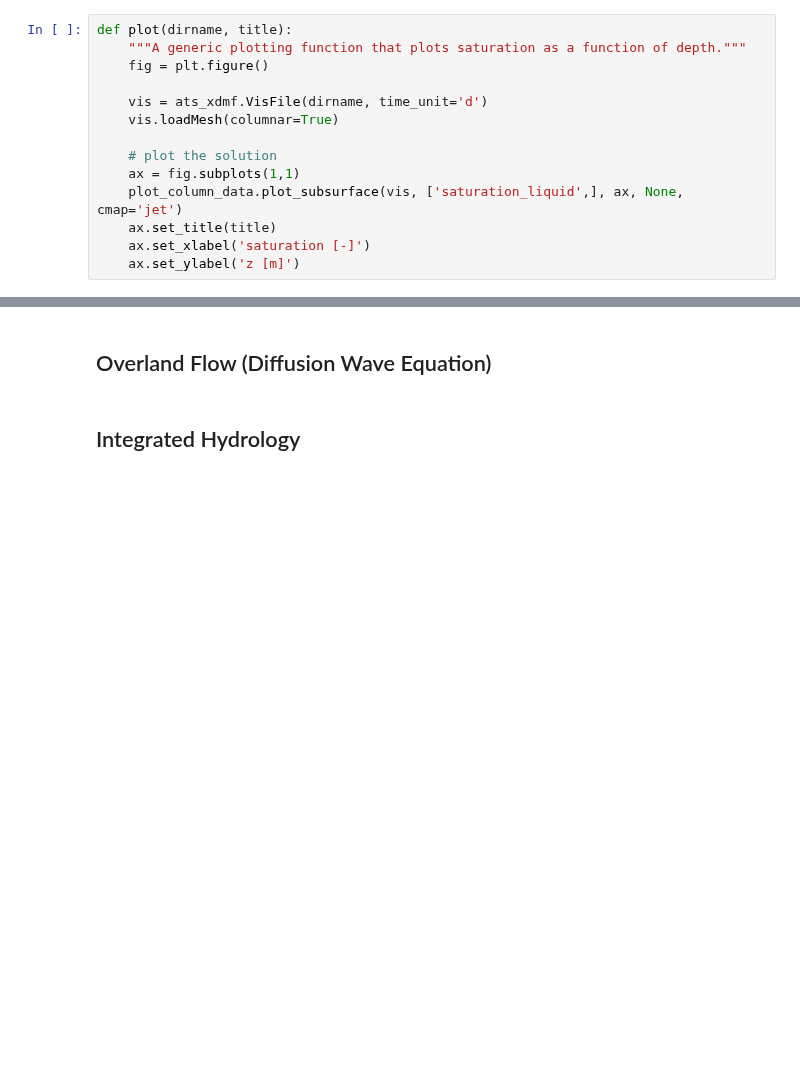
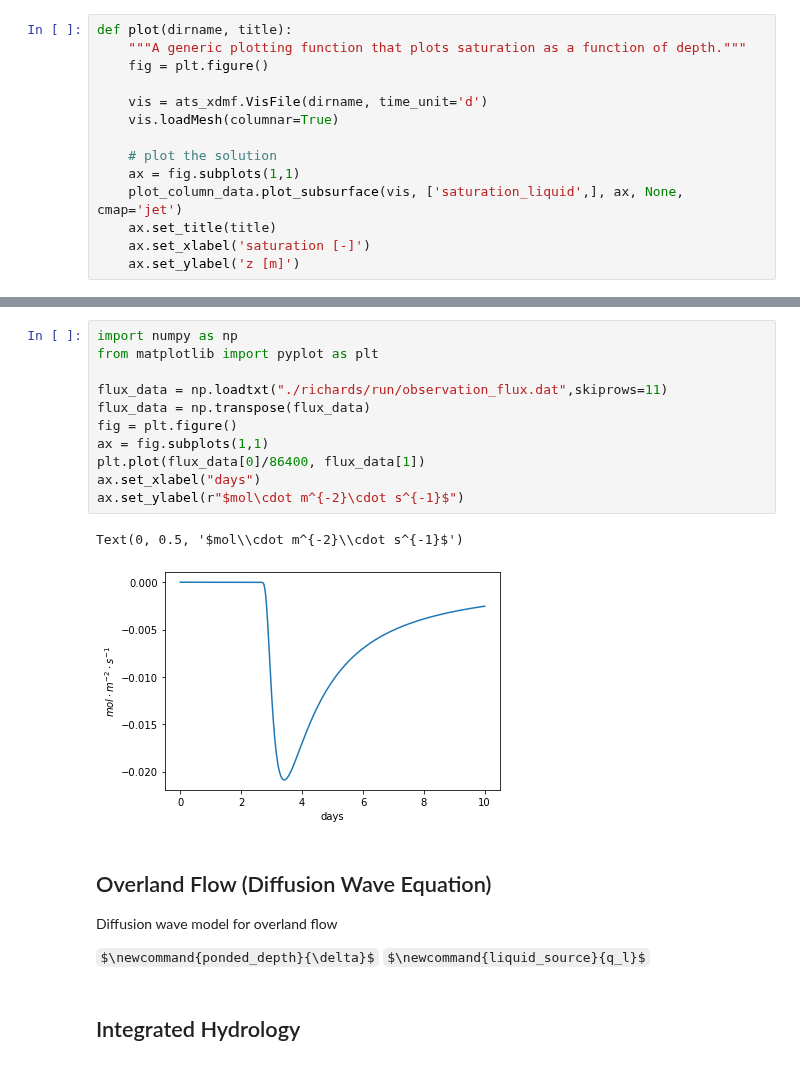
Before and after one commit to amanzi/ats-short-course, a Jupyter notebook: 01_flow/flow.ipynb, the cells around one changed output, grey strips where cells are left out. Cells and saved outputs as stored; diff of their text form; some formulas as TeX source; blank space fills up the shorter version.

Commit message:
update on richards example

```diff
--- a/01_flow/flow.ipynb
+++ b/01_flow/flow.ipynb
@@ -69,4 +69,23 @@ plot("./richards/run/", "infiltration example")
+# %%
+import numpy as np
+from matplotlib import pyplot as plt
+
+flux_data = np.loadtxt("./richards/run/observation_flux.dat",skiprows=11)
+flux_data = np.transpose(flux_data)
+fig = plt.figure()
+ax = fig.subplots(1,1)
+plt.plot(flux_data[0]/86400, flux_data[1])
+ax.set_xlabel("days")
+ax.set_ylabel(r"$mol\cdot m^{-2}\cdot s^{-1}$")
+# %% [output]
+Text(0, 0.5, '$mol\\cdot m^{-2}\\cdot s^{-1}$')
+[figure, added]
 # %% [markdown]
 ## Overland Flow (Diffusion Wave Equation)
+
+Diffusion wave model for overland flow
+
+$\newcommand{ponded_depth}{\delta}$
+$\newcommand{liquid_source}{q_l}$
 # %% [markdown]
 ## Integrated Hydrology
```
Also changed, not shown: parts of 3 cells of this notebook, 1 other file.
